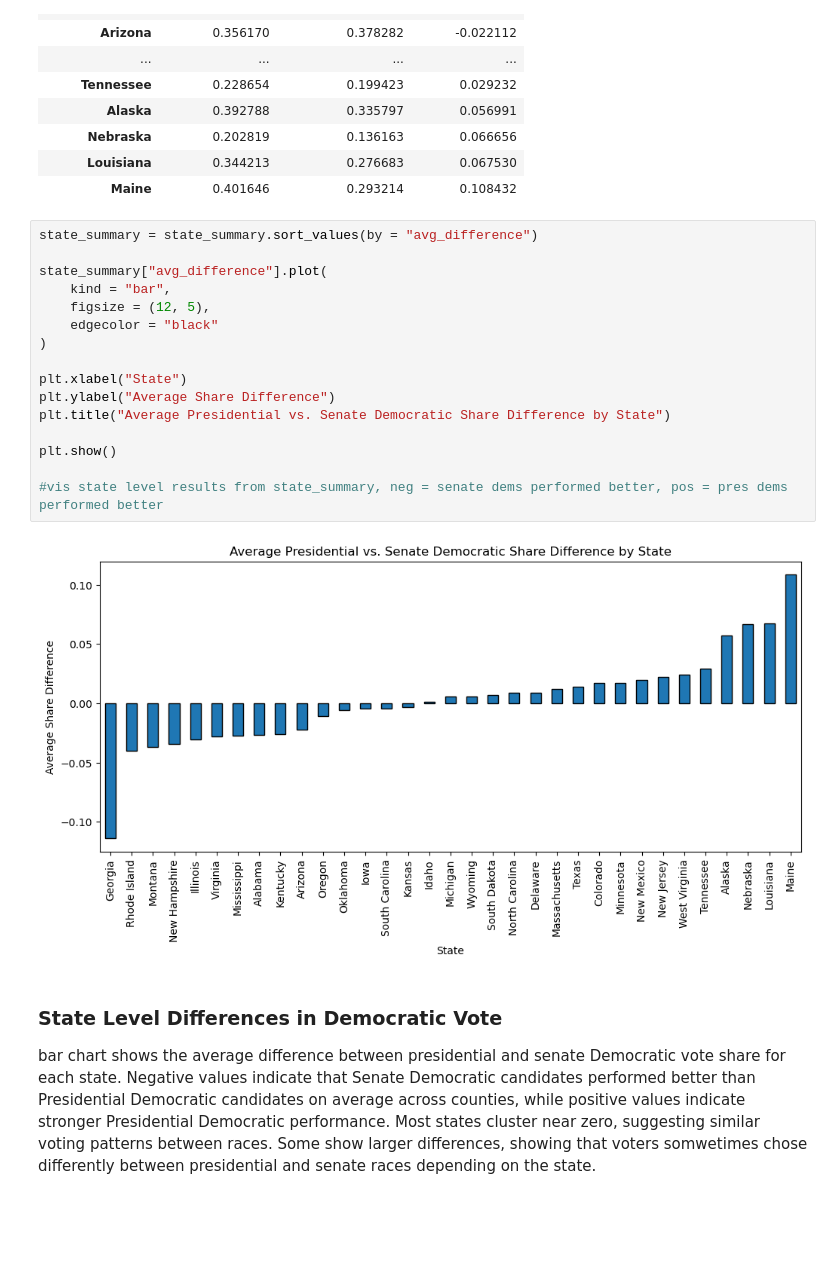
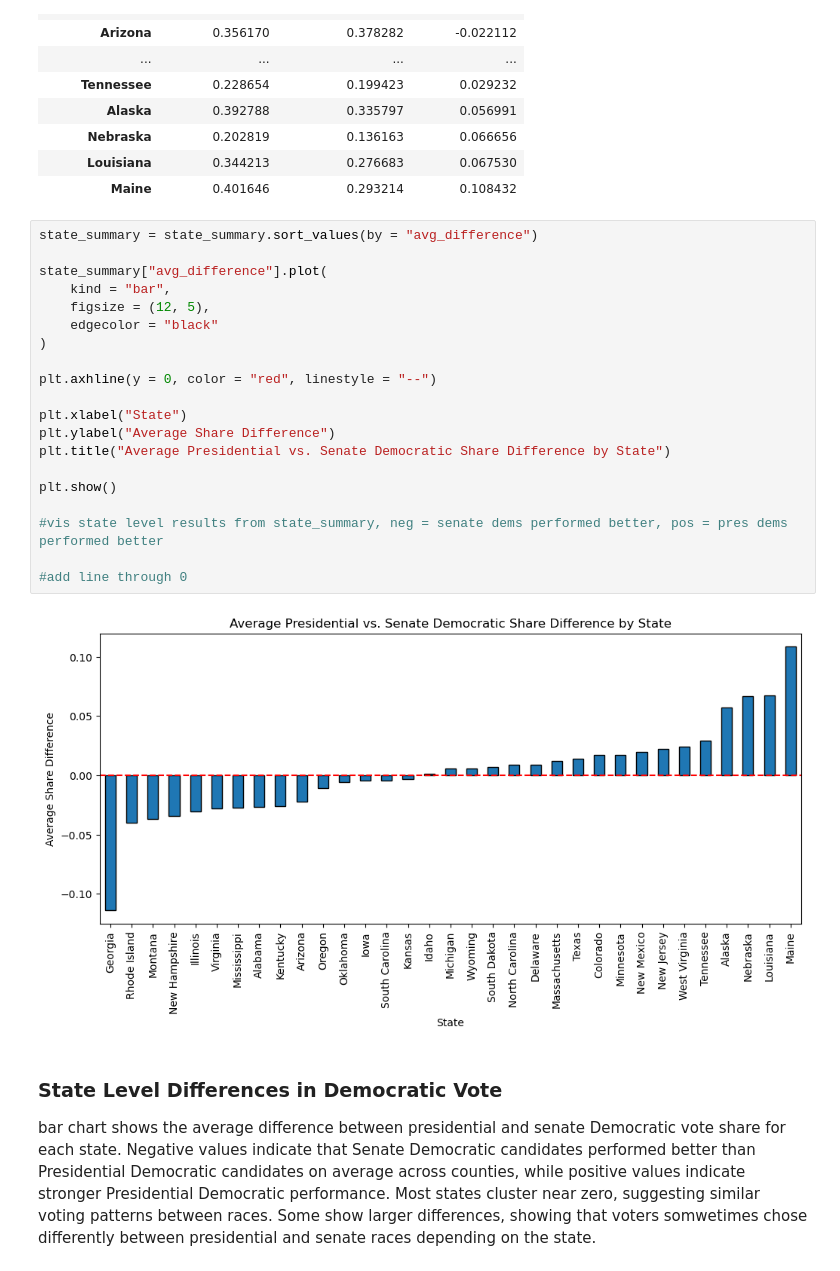
Before and after one commit to lucasanckl66/datasci151spring2026, a Jupyter notebook: _final_project/final.ipynb, the cells around one changed output. Drawn from its saved outputs; the diff is of its cells as text; blank space fills up the shorter version.

```diff
--- a/_final_project/final.ipynb
+++ b/_final_project/final.ipynb
@@ -214,21 +214,25 @@ display(state_summary.sort_values(by = "avg_difference"))
 # %%
 state_summary = state_summary.sort_values(by = "avg_difference")
 
 state_summary["avg_difference"].plot(
     kind = "bar",
     figsize = (12, 5),
     edgecolor = "black"
 )
 
+plt.axhline(y = 0, color = "red", linestyle = "--")
+
 plt.xlabel("State")
 plt.ylabel("Average Share Difference")
 plt.title("Average Presidential vs. Senate Democratic Share Difference by State")
 
 plt.show()
 
 #vis state level results from state_summary, neg = senate dems performed better, pos = pres dems performed better
+
+#add line through 0
 # %% [output]
-[figure, old version]
+[figure, new version]
 # %% [markdown]
 ### State Level Differences in Democratic Vote
 
```
